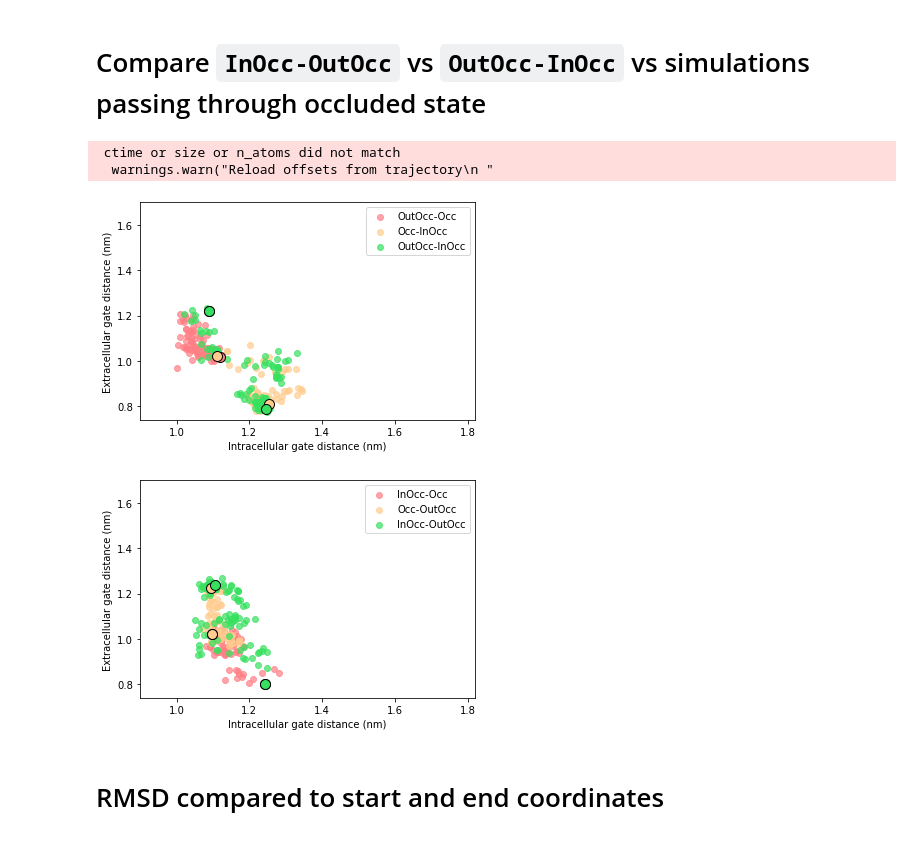
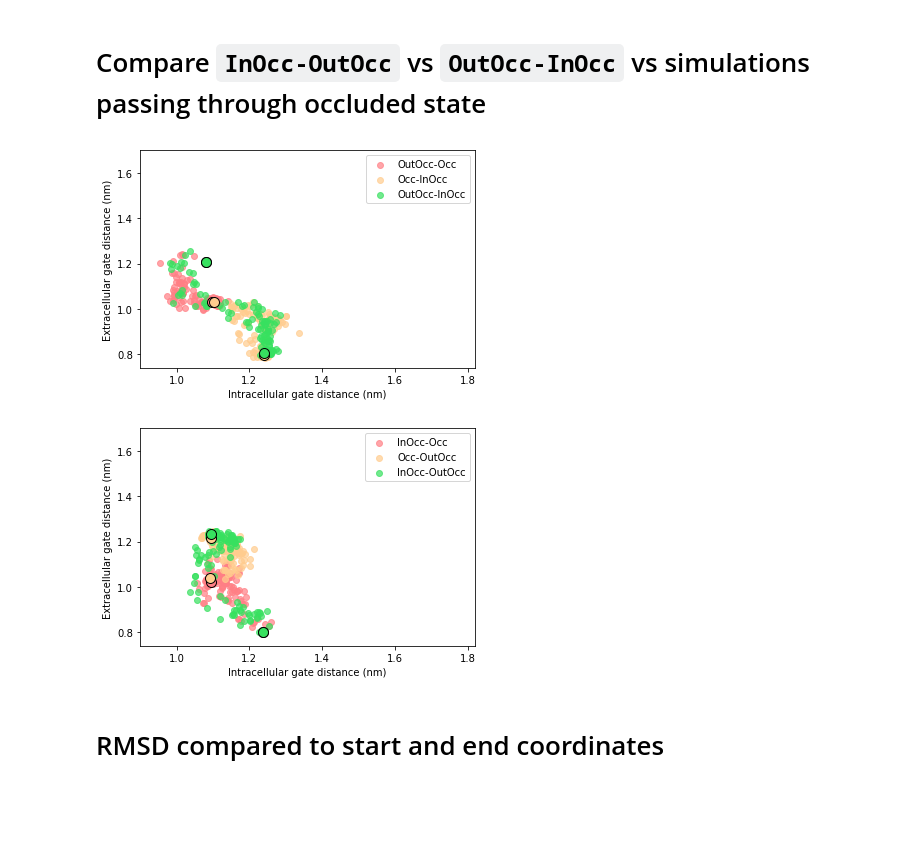
Before and after one commit to semccomas/GLUT5_string, a Jupyter notebook: steered/analysis/scripts/steered_analysis.ipynb, the cells around one changed output. Saved outputs shown, nothing was run; the diff lists cells and outputs as text; code cells hidden in the pictures; blank space fills up the shorter version.

```diff
--- a/steered/analysis/scripts/steered_analysis.ipynb
+++ b/steered/analysis/scripts/steered_analysis.ipynb
@@ -319,30 +307,16 @@ if savefig:
 # %% [markdown]
 # Make EC gate and IC gate plots as scatter to compare to classic KDE plot
 # %%
-c = np.empty(len(gate_IC_dists), dtype='object')
-if 'influx' in trajdir and skip25:
-    c[:113] = '#000000' #OutOpen - OutOcc
-    c[113:222] = '#004F90'        #OutOcc-Occ
-    c[222:304] = '#5180C6'        #Occ- InOcc
-    c[304:] = '#99CCFF'          #InOcc-InOpen
-elif 'efflux' in trajdir and skip25:
-    c[:97] = '#000000' #InOpen - InOcc
-    c[97:184] = '#004F90'        #InOcc-Occ
-    c[184:262] = '#5180C6'        #Occ- OutOcc
-    c[262:] = '#99CCFF'          #OutOcc-OutOpen
-
-elif not skip25:
-    c[:500] = '#000000'
+if not skip25:
+    c = np.empty(len(gate_IC_dists), dtype='object')
+    #c = np.zeros((len(gate_IC_dists), 3))
+    c[:500] = 'black'
     c[500:1000] = 'grey'
     c[1000:1500] = 'blue'
     c[1500:] = 'red'
 
-a = 0.9
-plt.scatter(gate_IC_dists, gate_EC_dists, color = c, alpha = a)
+    plot_gate_scatter(gate_EC_dists, gate_IC_dists, color_list=c)
 
-plt.xlim(0.9,1.82)
-plt.ylim(0.74, 1.7)
-plt.ylabel("Extracellular gate distance (nm)")
-plt.xlabel("Intracellular gate distance (nm)")
-plt.title("Efflux apo heavy atom TMD")
+else:
+    plot_gate_scatter(gate_EC_dists, gate_IC_dists, colormap = 'viridis')
 # %% [output]
@@ -405,45 +383,45 @@ plot_comparison(trajdir = f'{indir}/efflux_apo_all_heavy', trajname = 'InOpen-Ou
 # %%
 indir = '../../state_by_state_running/targeted_MD'
 a = 0.7
 
-plot_comparison(trajdir = f'{indir}/influx_apo_all_heavy', trajname = 'OutOcc-Occ', label = 'OutOcc-Occ',\
+plot_comparison(trajdir = f'{indir}/influx_BFRU_all_heavy', trajname = 'OutOcc-Occ', label = 'OutOcc-Occ',\
                color = '#FF7F85', skip25 = True, a = a)
-plot_comparison(trajdir = f'{indir}/influx_apo_all_heavy', trajname = 'Occ-InOcc', label = 'Occ-InOcc',\
+plot_comparison(trajdir = f'{indir}/influx_BFRU_all_heavy', trajname = 'Occ-InOcc', label = 'Occ-InOcc',\
                color = '#FFCC8E', skip25 = True, a = a)
-plot_comparison(trajdir = f'{indir}/influx_apo_all_heavy', trajname = 'OutOcc-InOcc', label = 'OutOcc-InOcc',\
+plot_comparison(trajdir = f'{indir}/influx_BFRU_all_heavy', trajname = 'OutOcc-InOcc', label = 'OutOcc-InOcc',\
                color = '#37E15F', skip25 = True, a = a)
 
 
-plot_comparison(trajdir = f'{indir}/influx_apo_all_heavy', trajname = 'OutOcc-Occ',\
+plot_comparison(trajdir = f'{indir}/influx_BFRU_all_heavy', trajname = 'OutOcc-Occ',\
                color = '#FF7F85', skip25 = True, a = 1, highlight_frames = [0,-1])
-plot_comparison(trajdir = f'{indir}/influx_apo_all_heavy', trajname = 'Occ-InOcc',\
+plot_comparison(trajdir = f'{indir}/influx_BFRU_all_heavy', trajname = 'Occ-InOcc',\
                color = '#FFCC8E', skip25 = True, a = 1, highlight_frames = [0,-1])
-plot_comparison(trajdir = f'{indir}/influx_apo_all_heavy', trajname = 'OutOcc-InOcc',\
+plot_comparison(trajdir = f'{indir}/influx_BFRU_all_heavy', trajname = 'OutOcc-InOcc',\
                color = '#37E15F', skip25 = True, a = 1, highlight_frames = [0,-1])
+
+plt.show()
 # %% [output]
- ctime or size or n_atoms did not match
-  warnings.warn("Reload offsets from trajectory\n "
-[figure, old version]
+[figure, new version]
 # %%
 indir = '../../state_by_state_running/targeted_MD'
 a = 0.7
 
-plot_comparison(trajdir = f'{indir}/efflux_apo_all_heavy', trajname = 'InOcc-Occ', label = 'InOcc-Occ',\
+plot_comparison(trajdir = f'{indir}/efflux_BFRU_all_heavy', trajname = 'InOcc-Occ', label = 'InOcc-Occ',\
                color = '#FF7F85', skip25 = True, a = a)
-plot_comparison(trajdir = f'{indir}/efflux_apo_all_heavy', trajname = 'Occ-OutOcc', label = 'Occ-OutOcc',\
+plot_comparison(trajdir = f'{indir}/efflux_BFRU_all_heavy', trajname = 'Occ-OutOcc', label = 'Occ-OutOcc',\
                color = '#FFCC8E', skip25 = True, a = a)
-plot_comparison(trajdir = f'{indir}/efflux_apo_all_heavy', trajname = 'InOcc-OutOcc', label = 'InOcc-OutOcc',\
+plot_comparison(trajdir = f'{indir}/efflux_BFRU_all_heavy', trajname = 'InOcc-OutOcc', label = 'InOcc-OutOcc',\
                color = '#37E15F', skip25 = True, a = a)
 
 
-plot_comparison(trajdir = f'{indir}/efflux_apo_all_heavy', trajname = 'InOcc-Occ',\
+plot_comparison(trajdir = f'{indir}/efflux_BFRU_all_heavy', trajname = 'InOcc-Occ',\
                color = '#FF7F85', skip25 = True, a = 1, highlight_frames = [0,-1])
-plot_comparison(trajdir = f'{indir}/efflux_apo_all_heavy', trajname = 'Occ-OutOcc',\
+plot_comparison(trajdir = f'{indir}/efflux_BFRU_all_heavy', trajname = 'Occ-OutOcc',\
                color = '#FFCC8E', skip25 = True, a = 1, highlight_frames = [0,-1])
-plot_comparison(trajdir = f'{indir}/efflux_apo_all_heavy', trajname = 'InOcc-OutOcc',\
+plot_comparison(trajdir = f'{indir}/efflux_BFRU_all_heavy', trajname = 'InOcc-OutOcc',\
                color = '#37E15F', skip25 = True, a = 1, highlight_frames = [0,-1])
 # %% [output]
-[figure, old version]
+[figure, new version]
 # %% [markdown]
 # RMSD compared to start and end coordinates
  <a id='rmsd'></a>
```
Also changed, not shown: parts of 19 cells of this notebook, 10 other files.
